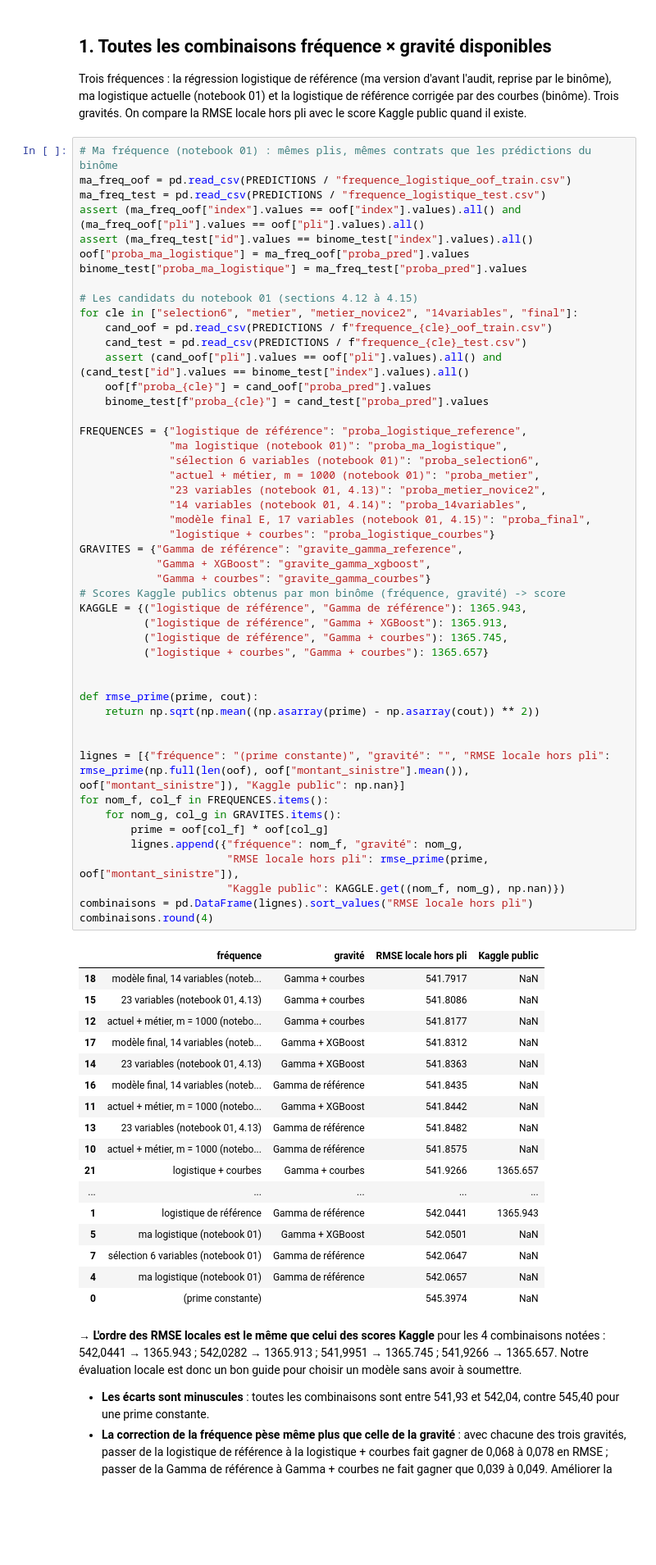
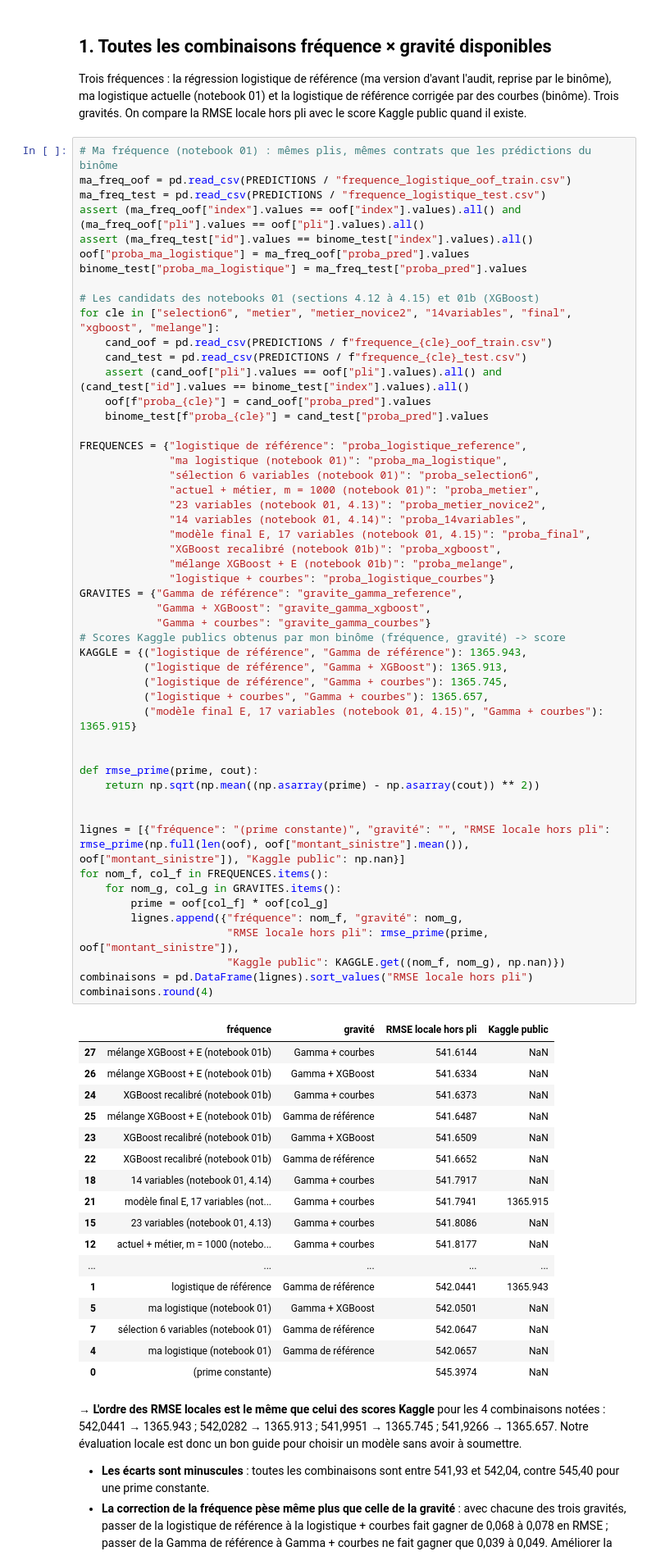
Before and after one commit to MaximilienCY/TD-Tarification-automobile-par-Machine-Learning, a Jupyter notebook: notebooks/03_prime_finale.ipynb, the cells around one changed output. Shown at 82% size. Saved outputs shown, nothing was run; the diff lists cells and outputs as text; blank space fills up the shorter version.

Commit message:
Fréquence XGBoost (notebook 01b) : 20 modèles recalibrés, mélange avec la logistique E, submission_melange.csv
Co-Authored-By: Claude Opus 5.5 <noreply@anthropic.com>

```diff
--- a/notebooks/03_prime_finale.ipynb
+++ b/notebooks/03_prime_finale.ipynb
@@ -41,8 +41,8 @@ assert (ma_freq_test["id"].values == binome_test["index"].values).all()
 oof["proba_ma_logistique"] = ma_freq_oof["proba_pred"].values
 binome_test["proba_ma_logistique"] = ma_freq_test["proba_pred"].values
 
-# Les candidats du notebook 01 (sections 4.12 à 4.15)
-for cle in ["selection6", "metier", "metier_novice2", "14variables", "final"]:
+# Les candidats des notebooks 01 (sections 4.12 à 4.15) et 01b (XGBoost)
+for cle in ["selection6", "metier", "metier_novice2", "14variables", "final", "xgboost", "melange"]:
     cand_oof = pd.read_csv(PREDICTIONS / f"frequence_{cle}_oof_train.csv")
     cand_test = pd.read_csv(PREDICTIONS / f"frequence_{cle}_test.csv")
     assert (cand_oof["pli"].values == oof["pli"].values).all() and (cand_test["id"].values == binome_test["index"].values).all()
@@ -54,44 +54,47 @@ FREQUENCES = {"logistique de référence": "proba_logistique_reference",
               "sélection 6 variables (notebook 01)": "proba_selection6",
               "actuel + métier, m = 1000 (notebook 01)": "proba_metier",
               "23 variables (notebook 01, 4.13)": "proba_metier_novice2",
               "14 variables (notebook 01, 4.14)": "proba_14variables",
               "modèle final E, 17 variables (notebook 01, 4.15)": "proba_final",
+              "XGBoost recalibré (notebook 01b)": "proba_xgboost",
+              "mélange XGBoost + E (notebook 01b)": "proba_melange",
               "logistique + courbes": "proba_logistique_courbes"}
 GRAVITES = {"Gamma de référence": "gravite_gamma_reference",
             "Gamma + XGBoost": "gravite_gamma_xgboost",
             "Gamma + courbes": "gravite_gamma_courbes"}
 # Scores Kaggle publics obtenus par mon binôme (fréquence, gravité) -> score
 KAGGLE = {("logistique de référence", "Gamma de référence"): 1365.943,
           ("logistique de référence", "Gamma + XGBoost"): 1365.913,
           ("logistique de référence", "Gamma + courbes"): 1365.745,
-          ("logistique + courbes", "Gamma + courbes"): 1365.657}
+          ("logistique + courbes", "Gamma + courbes"): 1365.657,
+          ("modèle final E, 17 variables (notebook 01, 4.15)", "Gamma + courbes"): 1365.915}
 
 
 def rmse_prime(prime, cout):
     return np.sqrt(np.mean((np.asarray(prime) - np.asarray(cout)) ** 2))
 
 
 lignes = [{"fréquence": "(prime constante)", "gravité": "", "RMSE locale hors pli": rmse_prime(np.full(len(oof), oof["montant_sinistre"].mean()), oof["montant_sinistre"]), "Kaggle public": np.nan}]
 for nom_f, col_f in FREQUENCES.items():
     for nom_g, col_g in GRAVITES.items():
         prime = oof[col_f] * oof[col_g]
         lignes.append({"fréquence": nom_f, "gravité": nom_g,
                        "RMSE locale hors pli": rmse_prime(prime, oof["montant_sinistre"]),
                        "Kaggle public": KAGGLE.get((nom_f, nom_g), np.nan)})
 combinaisons = pd.DataFrame(lignes).sort_values("RMSE locale hors pli")
 combinaisons.round(4)
 # %% [output]
 |  | fréquence | gravité | RMSE locale hors pli | Kaggle public |
-| 18 | modèle final, 14 variables (noteb... | Gamma + courbes | 541.7917 | NaN |
+| 27 | mélange XGBoost + E (notebook 01b) | Gamma + courbes | 541.6144 | NaN |
+| 26 | mélange XGBoost + E (notebook 01b) | Gamma + XGBoost | 541.6334 | NaN |
+| 24 | XGBoost recalibré (notebook 01b) | Gamma + courbes | 541.6373 | NaN |
+| 25 | mélange XGBoost + E (notebook 01b) | Gamma de référence | 541.6487 | NaN |
+| 23 | XGBoost recalibré (notebook 01b) | Gamma + XGBoost | 541.6509 | NaN |
+| 22 | XGBoost recalibré (notebook 01b) | Gamma de référence | 541.6652 | NaN |
+| 18 | 14 variables (notebook 01, 4.14) | Gamma + courbes | 541.7917 | NaN |
+| 21 | modèle final E, 17 variables (not... | Gamma + courbes | 541.7941 | 1365.915 |
 | 15 | 23 variables (notebook 01, 4.13) | Gamma + courbes | 541.8086 | NaN |
 | 12 | actuel + métier, m = 1000 (notebo... | Gamma + courbes | 541.8177 | NaN |
-| 17 | modèle final, 14 variables (noteb... | Gamma + XGBoost | 541.8312 | NaN |
-| 14 | 23 variables (notebook 01, 4.13) | Gamma + XGBoost | 541.8363 | NaN |
-| 16 | modèle final, 14 variables (noteb... | Gamma de référence | 541.8435 | NaN |
-| 11 | actuel + métier, m = 1000 (notebo... | Gamma + XGBoost | 541.8442 | NaN |
-| 13 | 23 variables (notebook 01, 4.13) | Gamma de référence | 541.8482 | NaN |
-| 10 | actuel + métier, m = 1000 (notebo... | Gamma de référence | 541.8575 | NaN |
-| 21 | logistique + courbes | Gamma + courbes | 541.9266 | 1365.657 |
 | ... | ... | ... | ... | ... |
 | 1 | logistique de référence | Gamma de référence | 542.0441 | 1365.943 |
 | 5 | ma logistique (notebook 01) | Gamma + XGBoost | 542.0501 | NaN |
```
Also changed, not shown: parts of 3 cells of this notebook, 11 other files.
